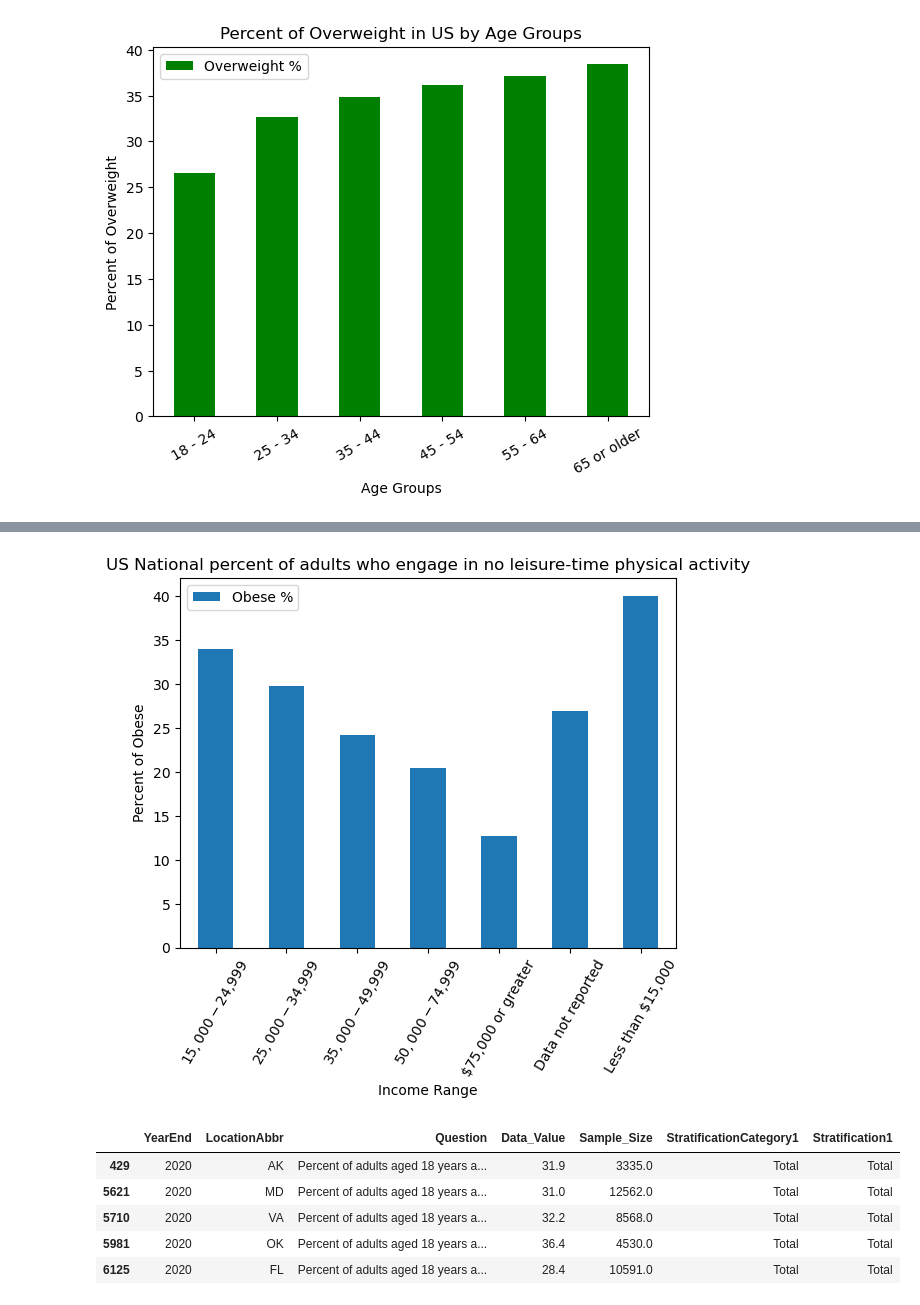
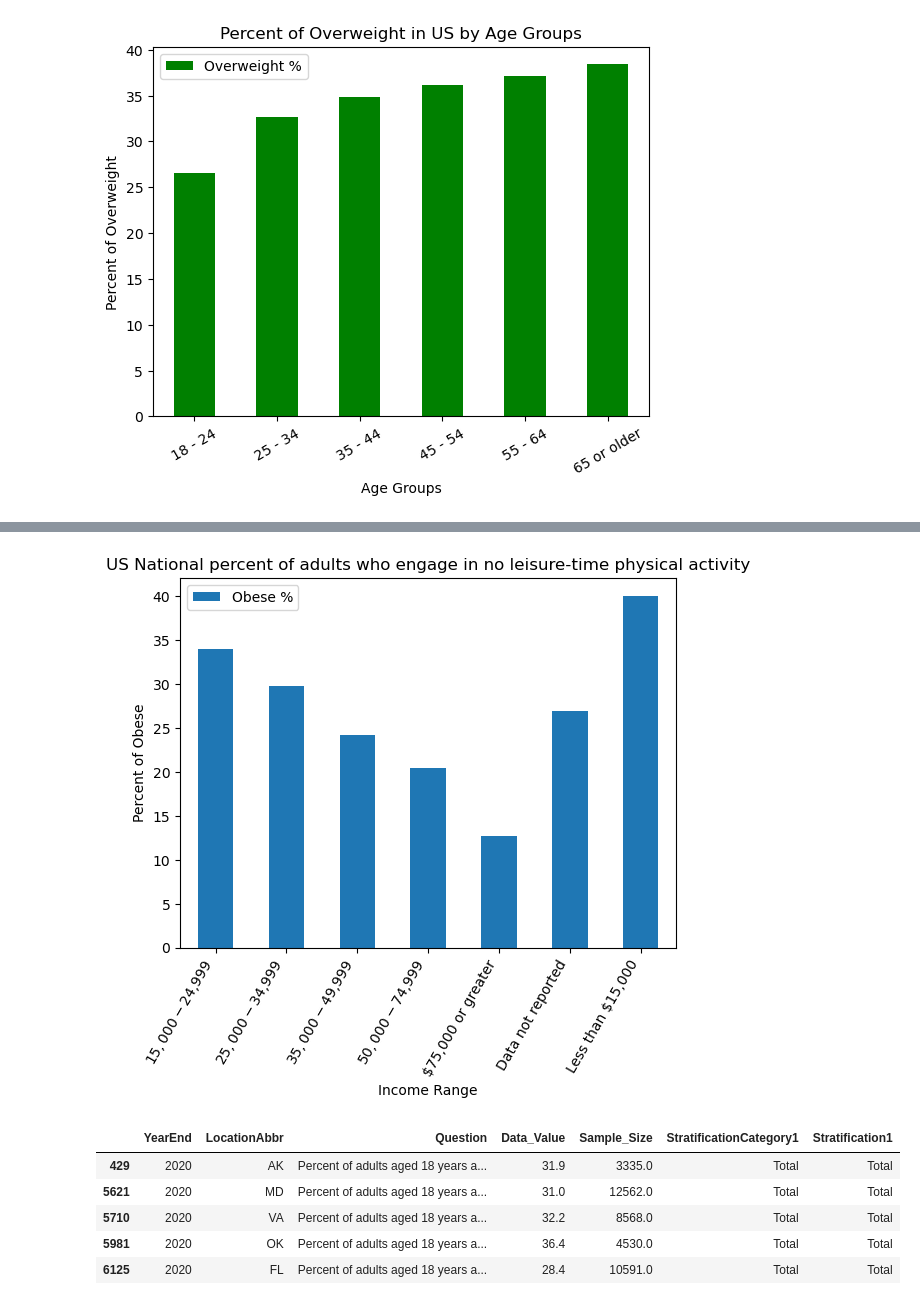
Before and after one commit to sma005/project-one-group-4, a Jupyter notebook: obesity_study_csv.ipynb, the cells around one changed output, grey strips where cells are left out. Drawn from its saved outputs; the diff is of its cells as text; code cells hidden in the pictures.

Commit message:
Adding changes to bar graph

```diff
--- a/obesity_study_csv.ipynb
+++ b/obesity_study_csv.ipynb
@@ -138,15 +138,15 @@ leisure_data_df
 # %%
 #Reorder the x-ticks
 leisure_data_df.plot.bar(x='Stratification1', y='Data_Value')
 
-plt.xticks(rotation=60, horizontalalignment="center")
+plt.xticks(rotation=60, horizontalalignment="right")
 plt.title("US National percent of adults who engage in no leisure-time physical activity")
 plt.xlabel("Income Range")
 plt.ylabel("Percent of Obese")
 plt.legend(['Obese %'], loc="upper left")
 plt.show()
 # %% [output]
-[figure, old version]
+[figure, new version]
 # %%
 obese_df = data_df.loc[:,['YearEnd','LocationAbbr','Question','Data_Value','Sample_Size','StratificationCategory1','Stratification1']]
 obese_df = obese_df[obese_df['YearEnd'] == 2020]
```
Also changed, not shown: parts of 3 cells of this notebook.
